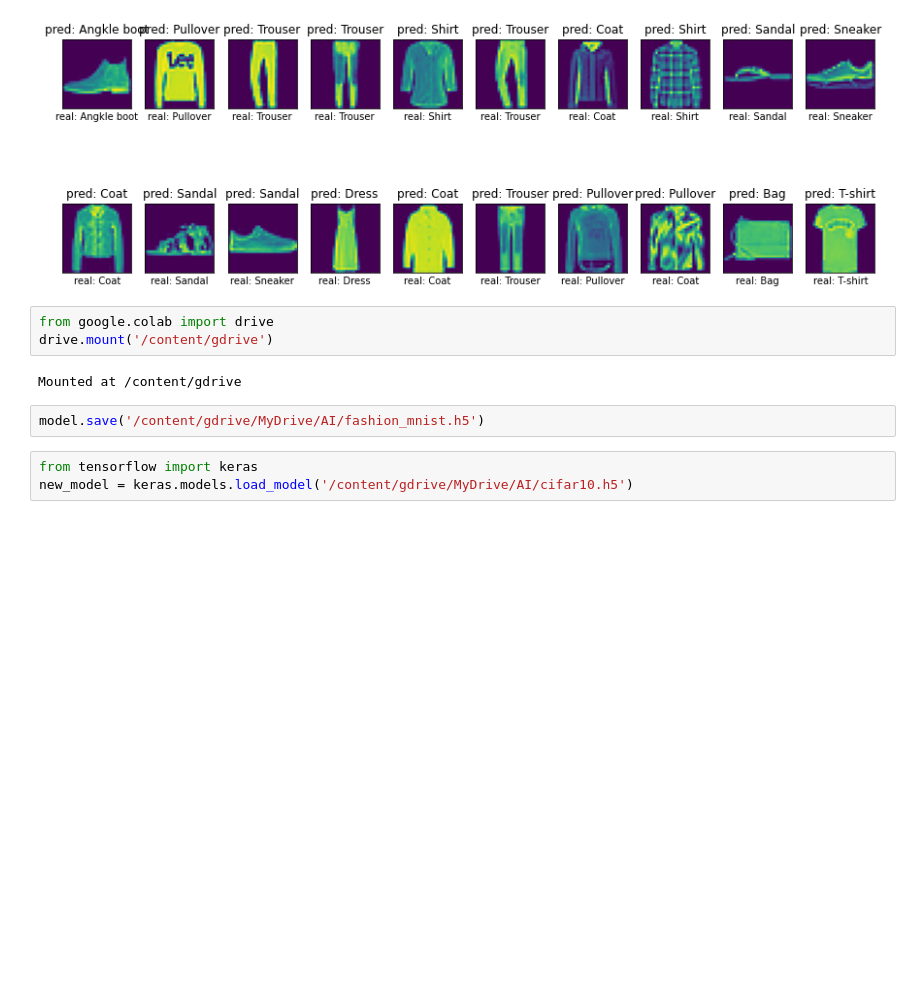
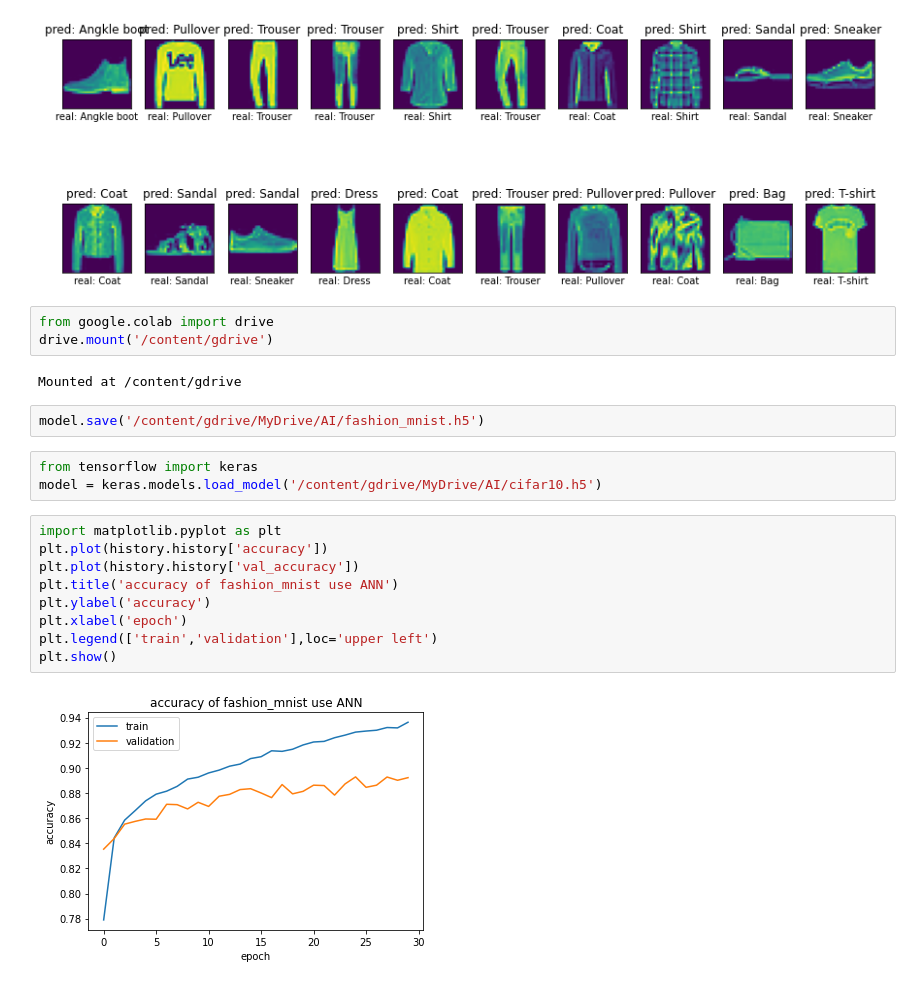
Before and after one commit to AnVo01/AI, a Jupyter notebook: Fashion_mnist.ipynb, the cells around one changed output. Cells and saved outputs as stored; diff of their text form; blank space fills up the shorter version.

```diff
--- a/Fashion_mnist.ipynb
+++ b/Fashion_mnist.ipynb
@@ -97,4 +97,15 @@ Mounted at /content/gdrive
 model.save('/content/gdrive/MyDrive/AI/fashion_mnist.h5')
 # %%
 from tensorflow import keras
-new_model = keras.models.load_model('/content/gdrive/MyDrive/AI/cifar10.h5')
+model = keras.models.load_model('/content/gdrive/MyDrive/AI/cifar10.h5')
+# %%
+import matplotlib.pyplot as plt
+plt.plot(history.history['accuracy'])
+plt.plot(history.history['val_accuracy'])
+plt.title('accuracy of fashion_mnist use ANN')
+plt.ylabel('accuracy')
+plt.xlabel('epoch')
+plt.legend(['train','validation'],loc='upper left')
+plt.show()
+# %% [output]
+[figure, added]
```
Also changed, not shown: parts of 3 cells of this notebook.
